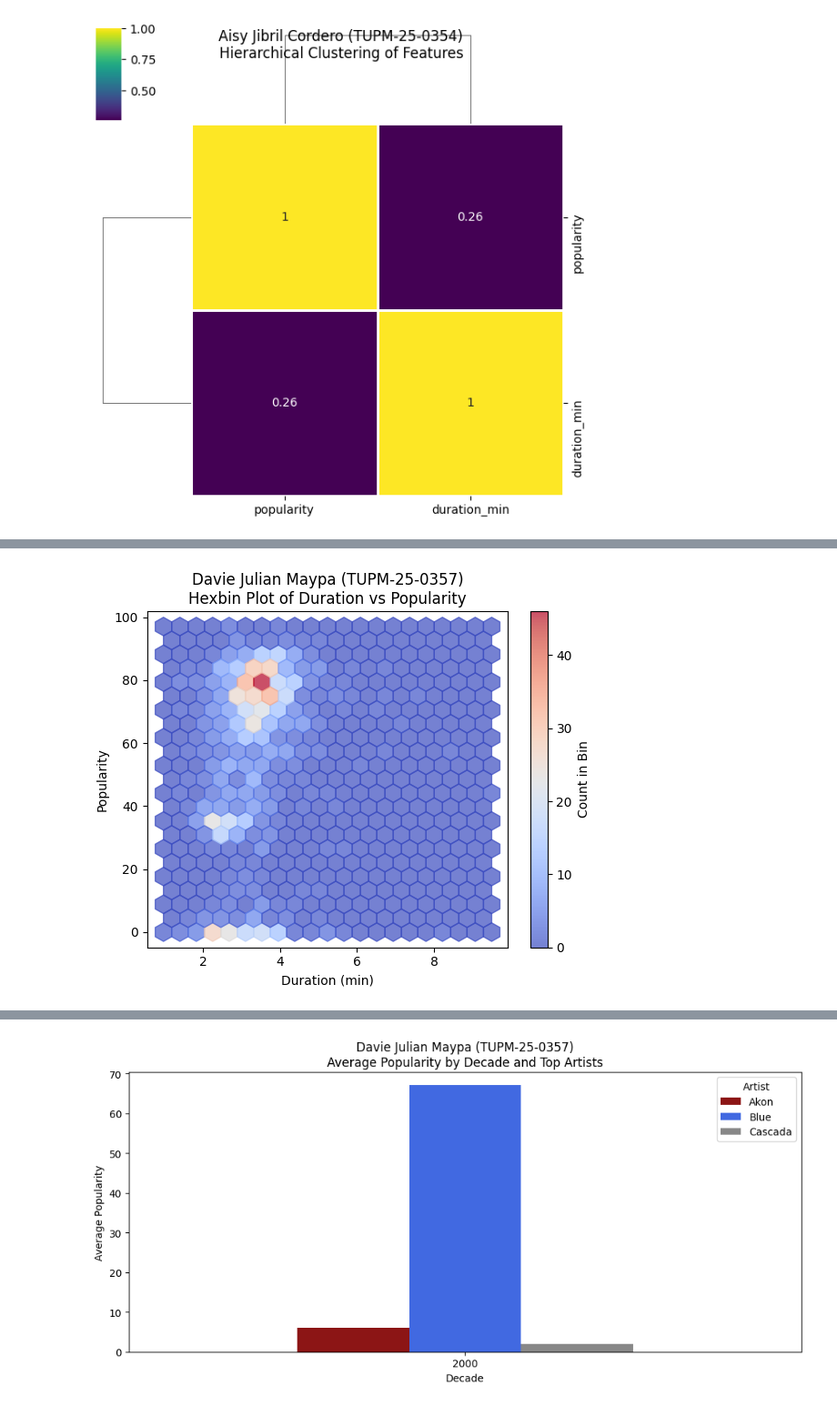
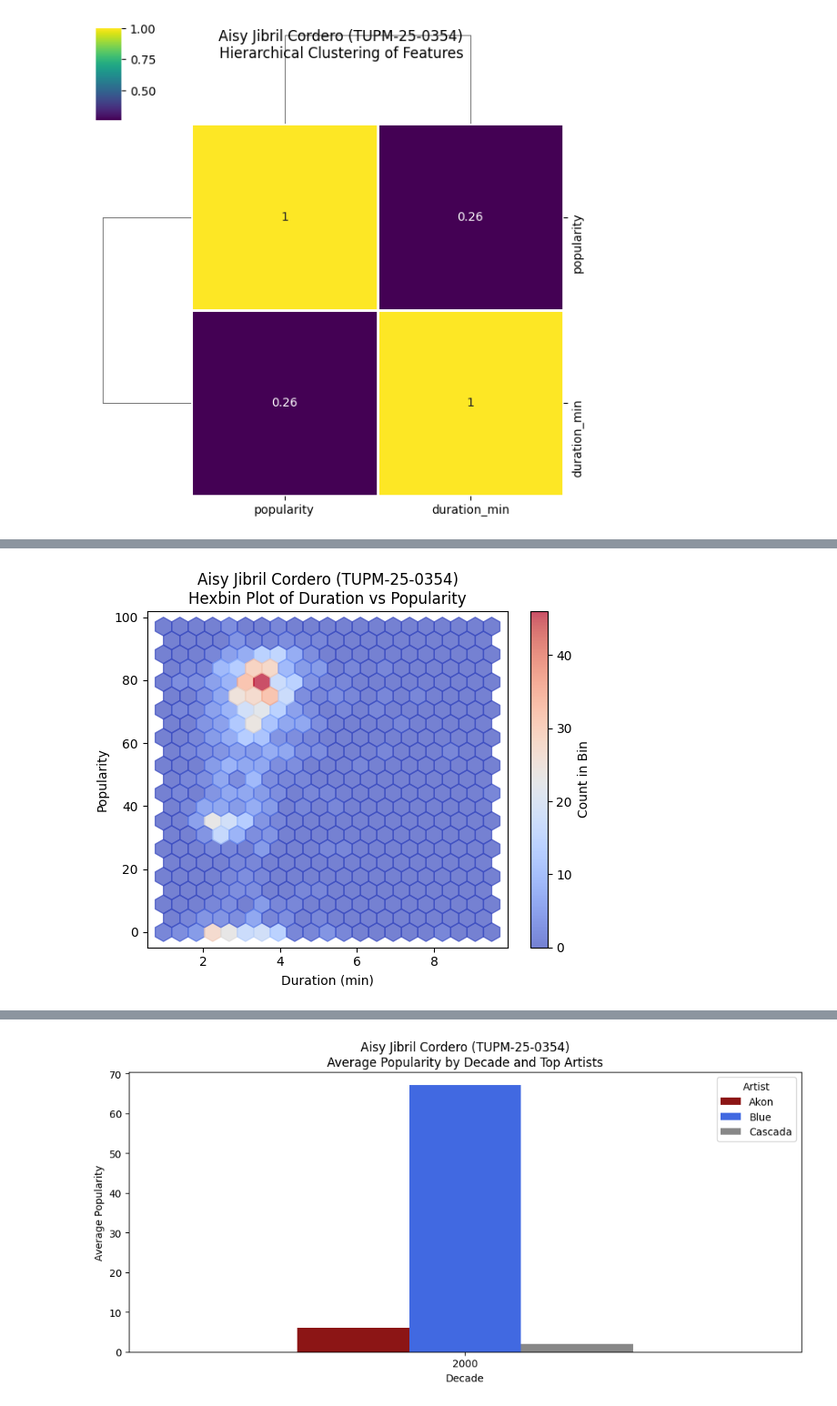
Before and after one commit to corderoaisy5-pixel/Lab7_DataVisualization_Cordero, a Jupyter notebook: Data_and_Observation.ipynb, the cells around one changed output, grey strips where cells are left out. Shown at 91% size. Cells and saved outputs as stored; diff of their text form; code cells hidden in the pictures.

```diff
--- a/Data_and_Observation.ipynb
+++ b/Data_and_Observation.ipynb
@@ -370,19 +370,19 @@ Passing `palette` without assigning `hue` is deprecated and will be removed in v
 # %%
 import pandas as pd
 import matplotlib.pyplot as plt
 
 df = pd.read_csv('spotify_top_1000_tracks.csv')
 
 plt.hexbin(df['duration_min'], df['popularity'], gridsize=20, cmap='coolwarm', alpha=0.7)
 
-plt.title(f"Davie Julian Maypa (TUPM-25-0357)\nHexbin Plot of Duration vs Popularity")
+plt.title(f"Aisy Jibril Cordero (TUPM-25-0354)\nHexbin Plot of Duration vs Popularity")
 plt.xlabel('Duration (min)')
 plt.ylabel('Popularity')
 
 plt.colorbar(label='Count in Bin')
 plt.show()
 # %% [output]
-[figure, old version]
+[figure, new version]
 # %%
 import pandas as pd
 import seaborn as sns
```
Also changed, not shown: parts of 9 cells of this notebook.
